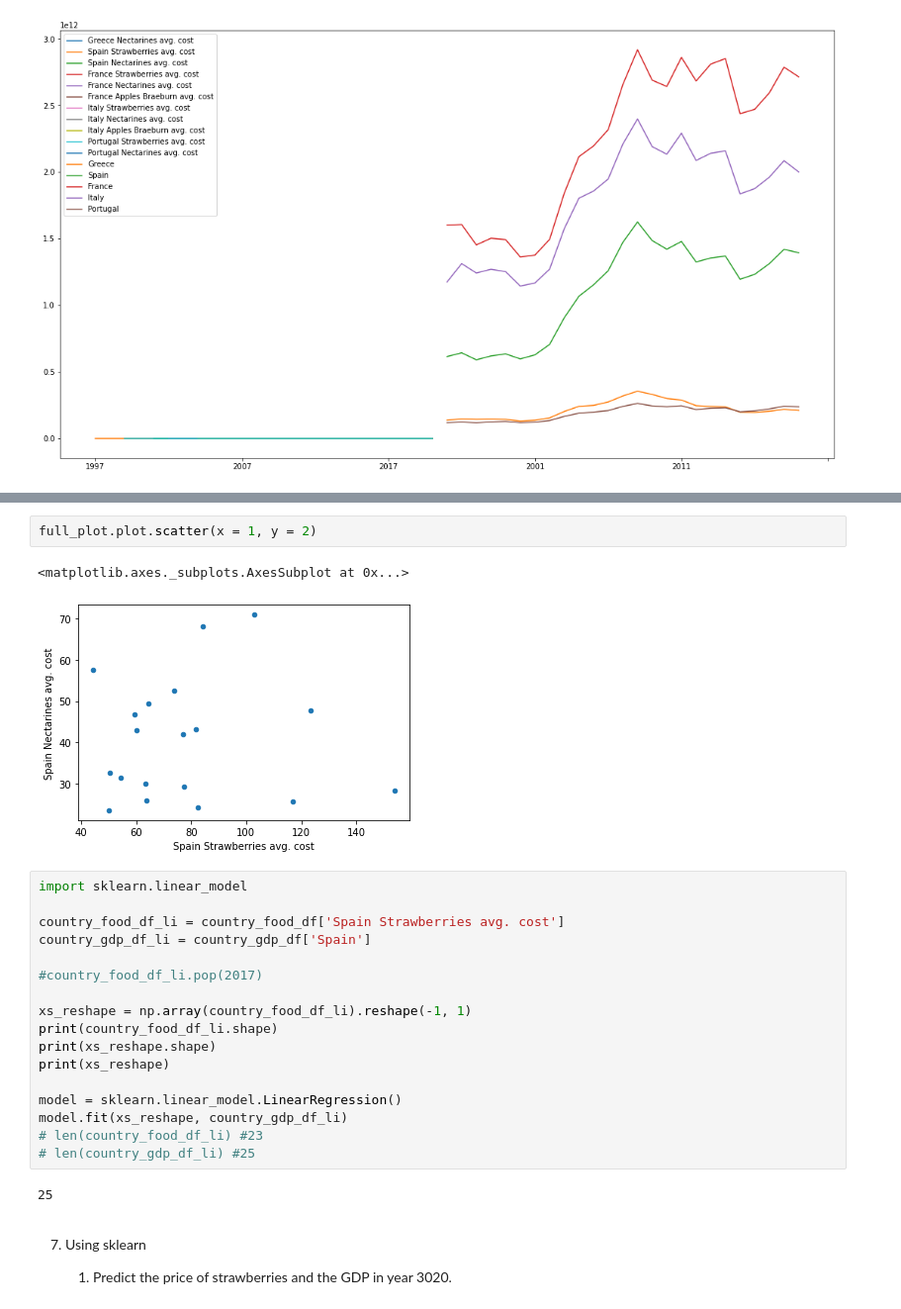
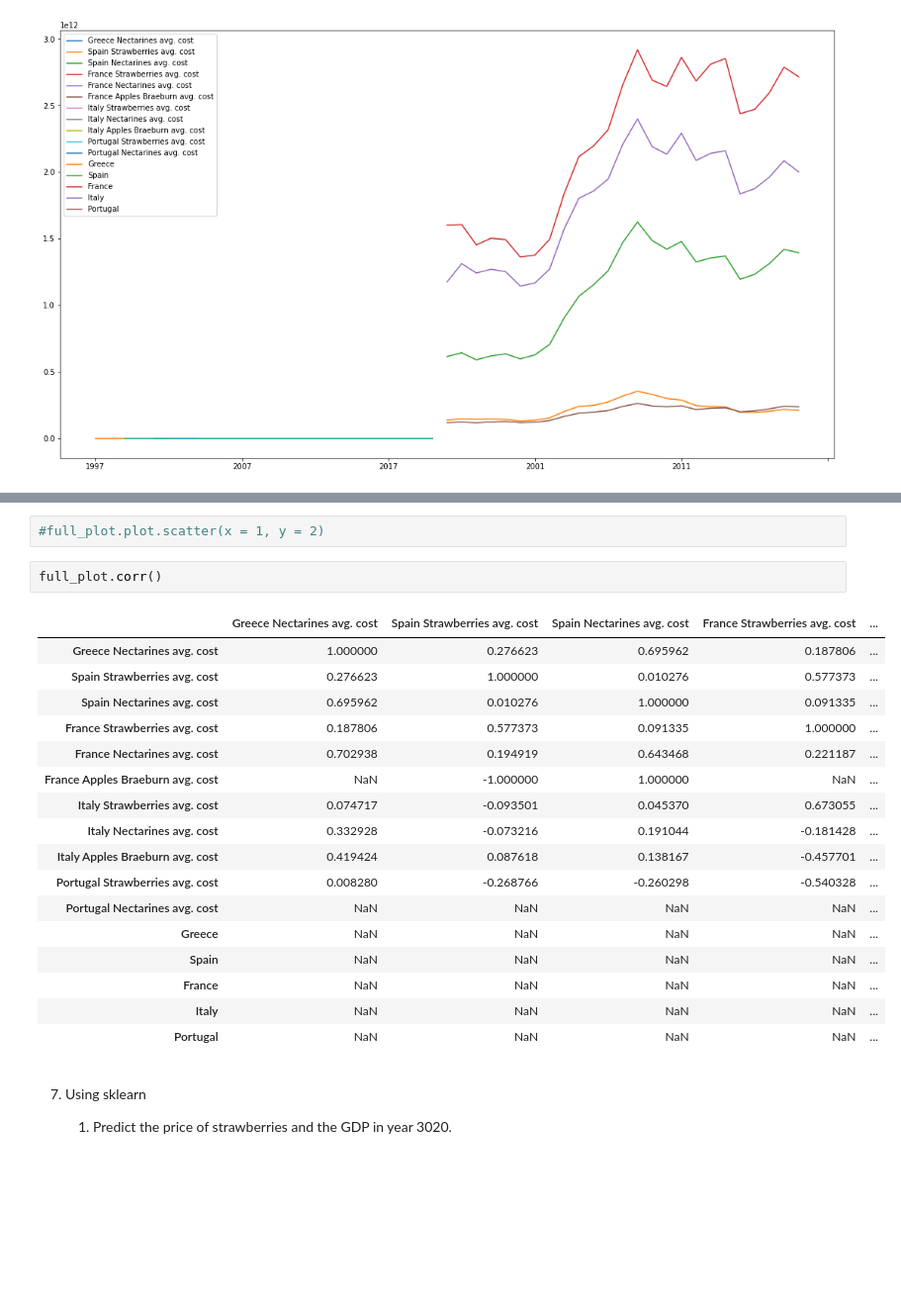
Before and after one commit to Bringordie/sem4python, a Jupyter notebook: Week44-ex10/Week_44.ipynb, the cells around one changed output, grey strips where cells are left out. Shown at 99% size. Drawn from its saved outputs; the diff is of its cells as text; blank space fills up the shorter version.

```diff
--- a/Week44-ex10/Week_44.ipynb
+++ b/Week44-ex10/Week_44.ipynb
@@ -499,27 +497,25 @@ full_plot.plot(x = 1, y = 2)
 # %%
-full_plot.plot.scatter(x = 1, y = 2)
+#full_plot.plot.scatter(x = 1, y = 2)
-# %% [output]
-<matplotlib.axes._subplots.AxesSubplot at 0x...>
-[figure, removed]
-# %%
-import sklearn.linear_model
-
-country_food_df_li = country_food_df['Spain Strawberries avg. cost']
-country_gdp_df_li = country_gdp_df['Spain']
-
-#country_food_df_li.pop(2017)
-
-xs_reshape = np.array(country_food_df_li).reshape(-1, 1)
-print(country_food_df_li.shape)
-print(xs_reshape.shape)
-print(xs_reshape)
-
-model = sklearn.linear_model.LinearRegression()
-model.fit(xs_reshape, country_gdp_df_li)
-# len(country_food_df_li) #23
-# len(country_gdp_df_li) #25
-# %% [output]
-25
+# %%
+full_plot.corr()
+# %% [output]
+|  | Greece Nectarines avg. cost | Spain Strawberries avg. cost | Spain Nectarines avg. cost | France Strawberries avg. cost | ... |
+| Greece Nectarines avg. cost | 1.000000 | 0.276623 | 0.695962 | 0.187806 | ... |
+| Spain Strawberries avg. cost | 0.276623 | 1.000000 | 0.010276 | 0.577373 | ... |
+| Spain Nectarines avg. cost | 0.695962 | 0.010276 | 1.000000 | 0.091335 | ... |
+| France Strawberries avg. cost | 0.187806 | 0.577373 | 0.091335 | 1.000000 | ... |
+| France Nectarines avg. cost | 0.702938 | 0.194919 | 0.643468 | 0.221187 | ... |
+| France Apples Braeburn avg. cost | NaN | -1.000000 | 1.000000 | NaN | ... |
+| Italy Strawberries avg. cost | 0.074717 | -0.093501 | 0.045370 | 0.673055 | ... |
+| Italy Nectarines avg. cost | 0.332928 | -0.073216 | 0.191044 | -0.181428 | ... |
+| Italy Apples Braeburn avg. cost | 0.419424 | 0.087618 | 0.138167 | -0.457701 | ... |
+| Portugal Strawberries avg. cost | 0.008280 | -0.268766 | -0.260298 | -0.540328 | ... |
+| Portugal Nectarines avg. cost | NaN | NaN | NaN | NaN | ... |
+| Greece | NaN | NaN | NaN | NaN | ... |
+| Spain | NaN | NaN | NaN | NaN | ... |
+| France | NaN | NaN | NaN | NaN | ... |
+| Italy | NaN | NaN | NaN | NaN | ... |
+| Portugal | NaN | NaN | NaN | NaN | ... |
 # %% [markdown]
 7. Using sklearn
 
```
Also changed, not shown: parts of 8 cells of this notebook.
